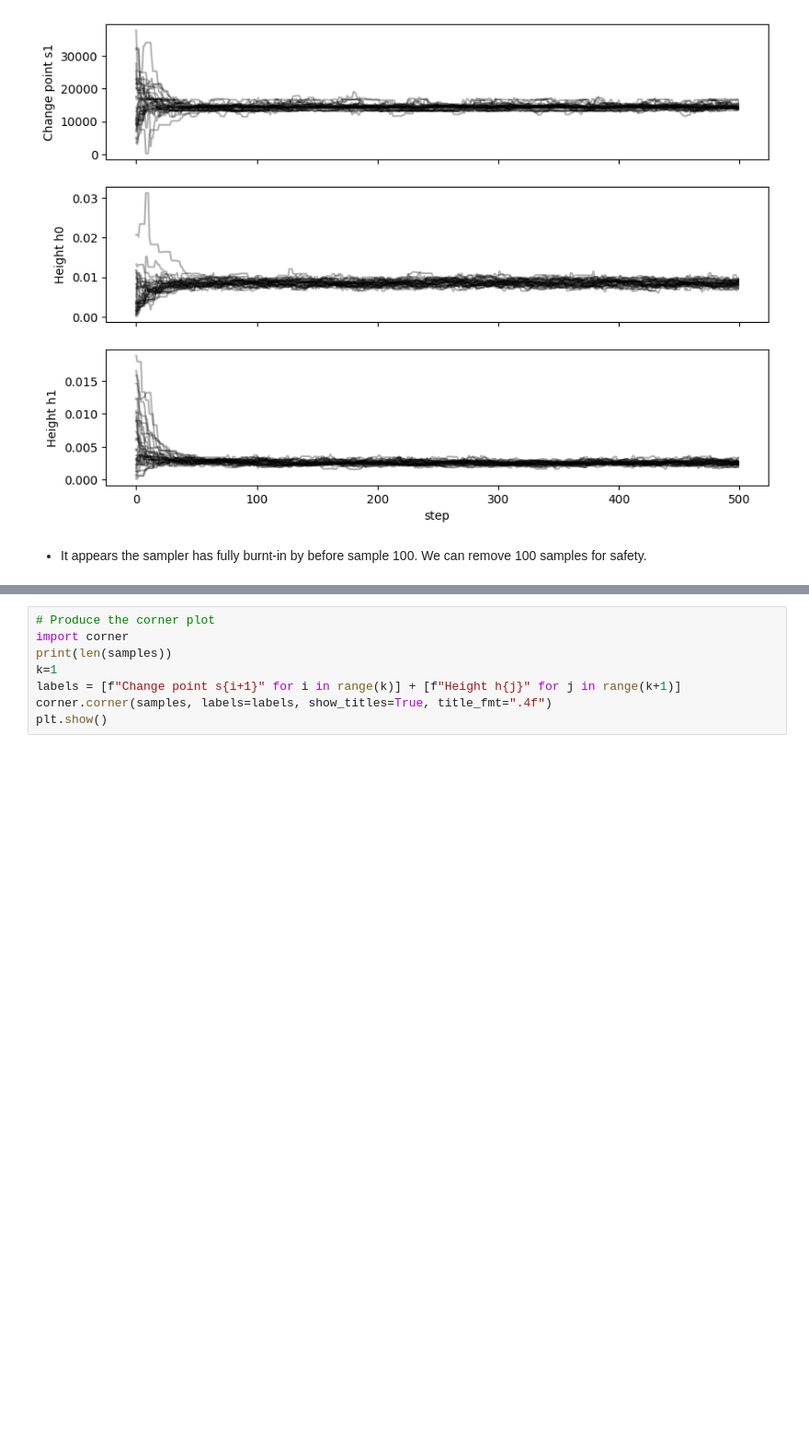
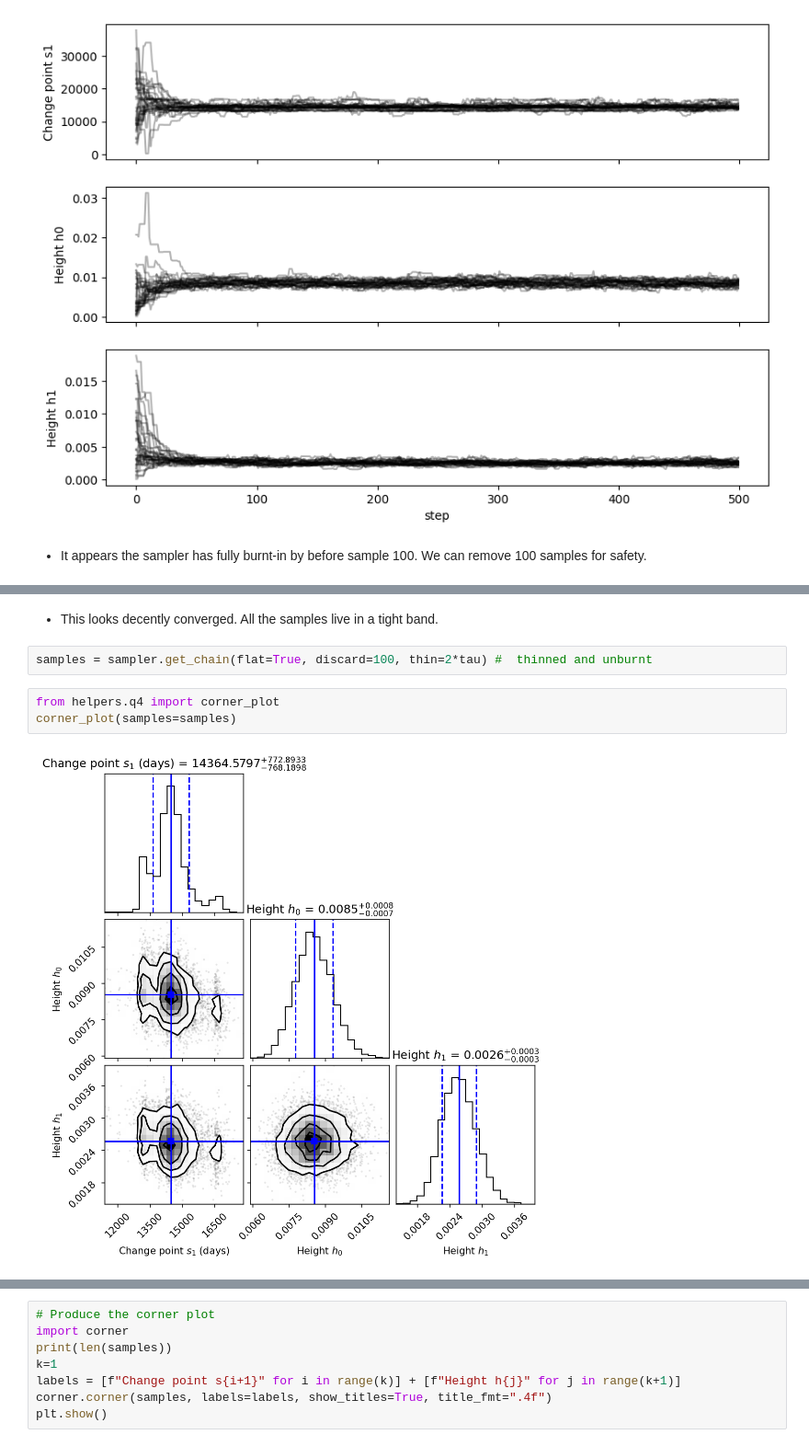
Before and after one commit to JoeyWee1/S2_Coal_Mining_Bayesian_Stats, a Jupyter notebook: S2CW.ipynb, the cells around one changed output, grey strips where cells are left out. Shown at 92% size. Drawn from its saved outputs; the diff is of its cells as text; blank space fills up the shorter version.

Commit message:
corner moved to helper

```diff
--- a/S2CW.ipynb
+++ b/S2CW.ipynb
@@ -194,3 +164,12 @@ Mean autocorrelation time: 50.29 steps
+# %% [markdown]
+- This looks decently converged. All the samples live in a tight band.
+# %%
+samples = sampler.get_chain(flat=True, discard=100, thin=2*tau) #  thinned and unburnt
+# %%
+from helpers.q4 import corner_plot
+corner_plot(samples=samples)
+# %% [output]
+[figure, added]
 # %%
 import corner
 import numpy as np
```
Also changed, not shown: parts of 5 cells of this notebook, 1 other file.
